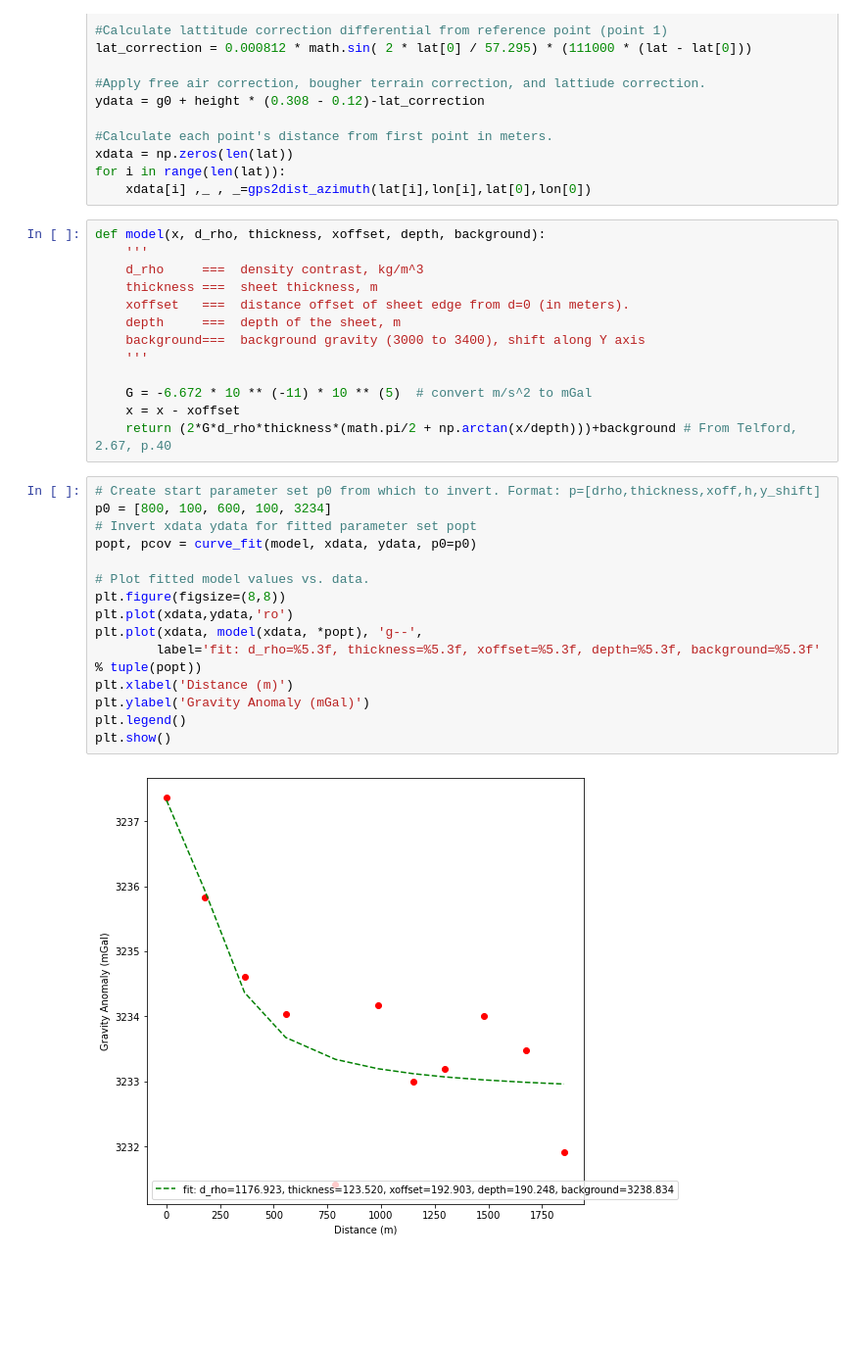
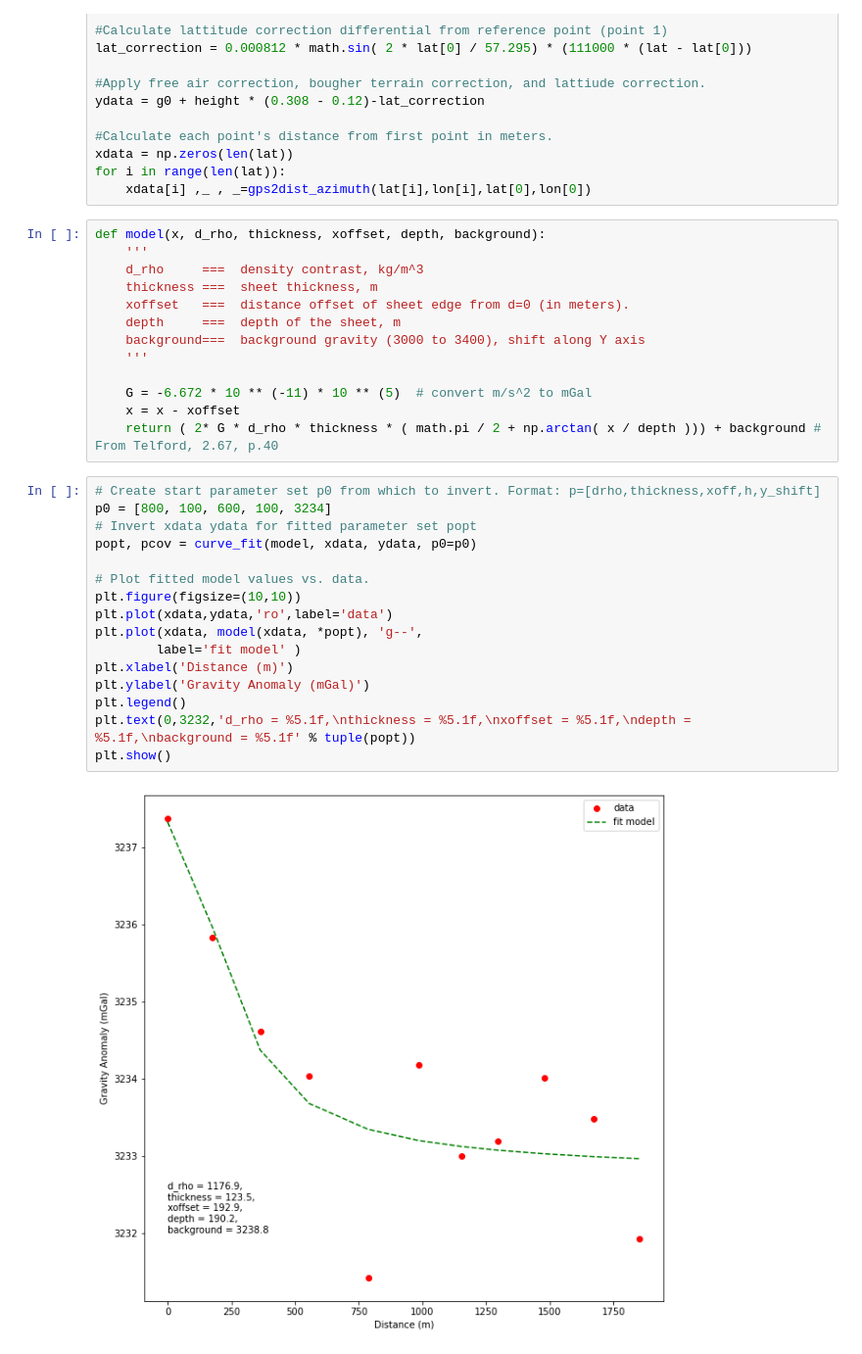
Before and after one commit to lovelytt0/EPS136, a Jupyter notebook: GravityInfiniteSheet/SanAndreasGravitySurvey.ipynb, the cells around one changed output. Shown at 98% size. Saved outputs shown, nothing was run; the diff lists cells and outputs as text; blank space fills up the shorter version.

```diff
--- a/GravityInfiniteSheet/SanAndreasGravitySurvey.ipynb
+++ b/GravityInfiniteSheet/SanAndreasGravitySurvey.ipynb
@@ -127,21 +127,22 @@ def model(x, d_rho, thickness, xoffset, depth, background):
 
     G = -6.672 * 10 ** (-11) * 10 ** (5)  # convert m/s^2 to mGal
     x = x - xoffset
-    return (2*G*d_rho*thickness*(math.pi/2 + np.arctan(x/depth)))+background # From Telford, 2.67, p.40
+    return ( 2* G * d_rho * thickness * ( math.pi / 2 + np.arctan( x / depth ))) + background # From Telford, 2.67, p.40
 # %%
 # Create start parameter set p0 from which to invert. Format: p=[drho,thickness,xoff,h,y_shift]
 p0 = [800, 100, 600, 100, 3234]
 # Invert xdata ydata for fitted parameter set popt
 popt, pcov = curve_fit(model, xdata, ydata, p0=p0)
 
 # Plot fitted model values vs. data.
-plt.figure(figsize=(8,8))
-plt.plot(xdata,ydata,'ro')
+plt.figure(figsize=(10,10))
+plt.plot(xdata,ydata,'ro',label='data')
 plt.plot(xdata, model(xdata, *popt), 'g--',
-        label='fit: d_rho=%5.3f, thickness=%5.3f, xoffset=%5.3f, depth=%5.3f, background=%5.3f' % tuple(popt))
+        label='fit model' )
 plt.xlabel('Distance (m)')
 plt.ylabel('Gravity Anomaly (mGal)')
 plt.legend()
+plt.text(0,3232,'d_rho = %5.1f,\nthickness = %5.1f,\nxoffset = %5.1f,\ndepth = %5.1f,\nbackground = %5.1f' % tuple(popt))
 plt.show()
 # %% [output]
-[figure, old version]
+[figure, new version]
```
